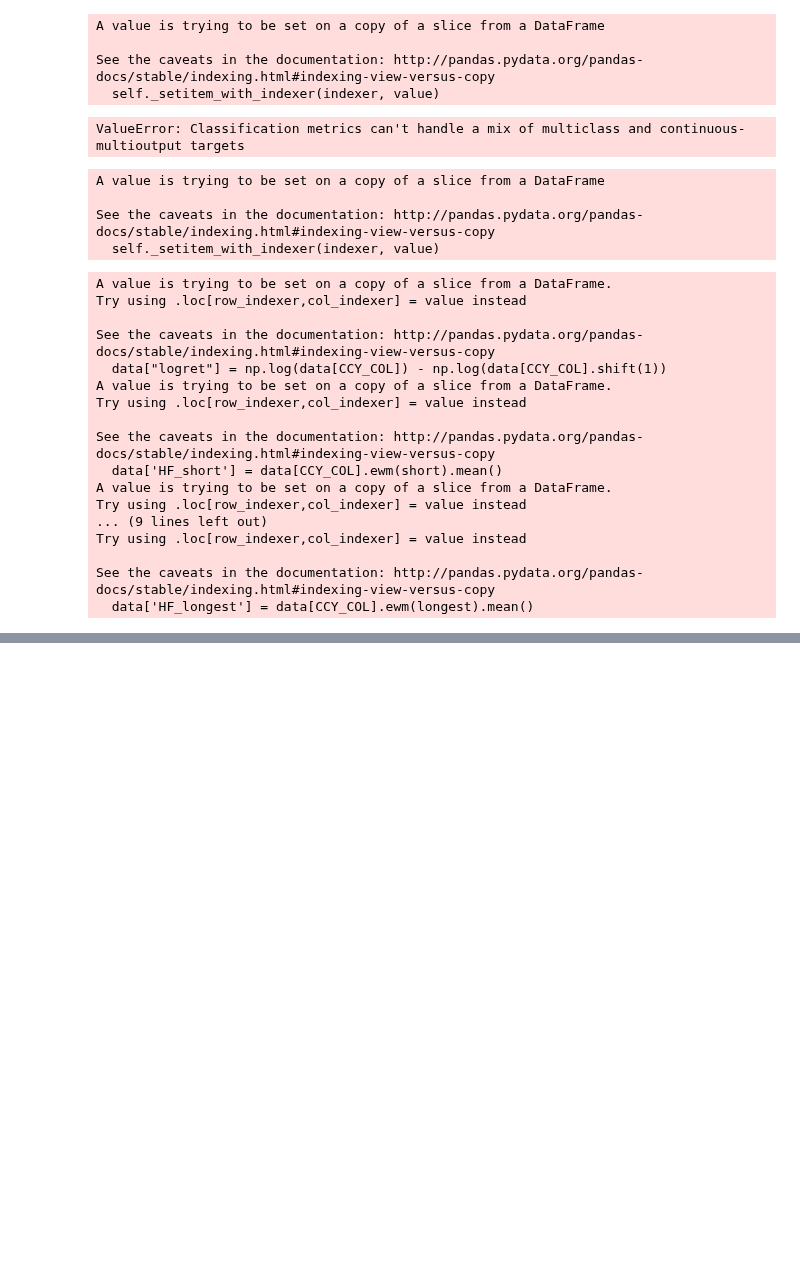
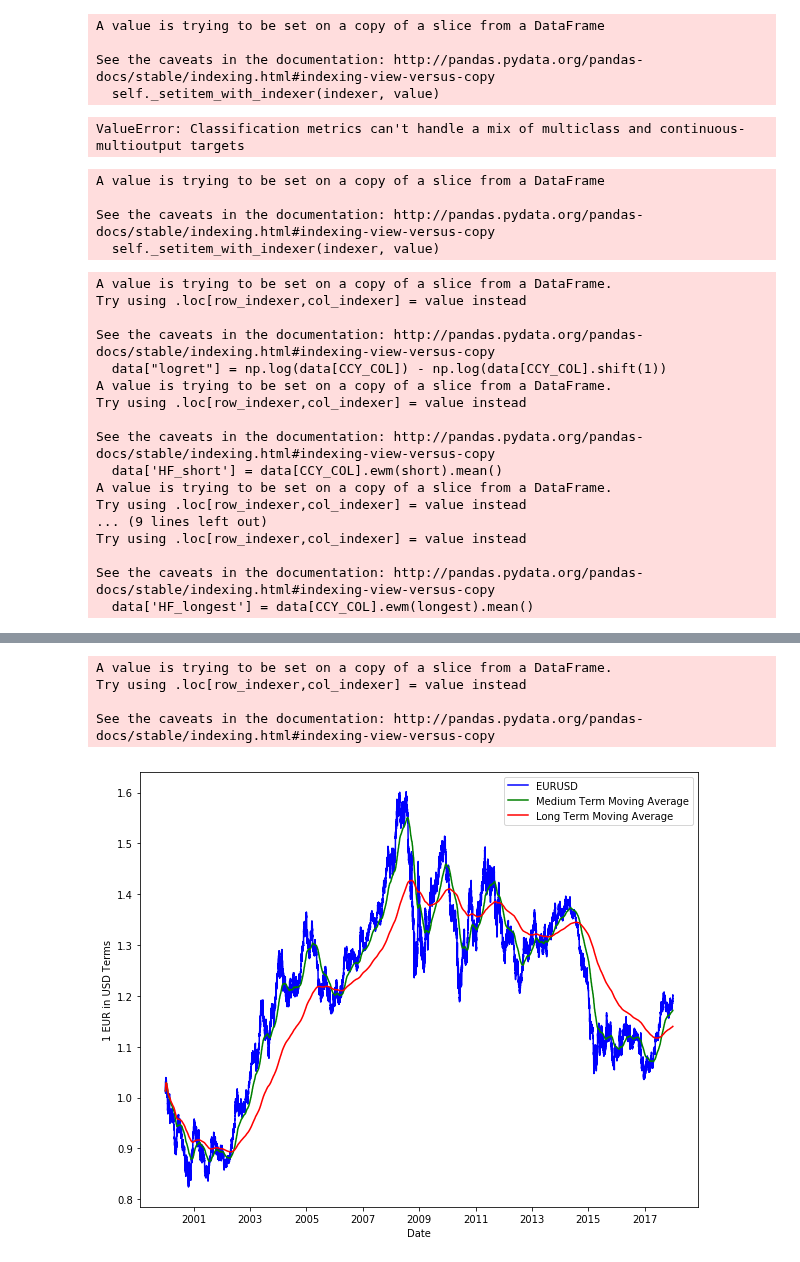
Before and after one commit to egill12/machine_learning, a Jupyter notebook: trend_features.ipynb, the cells around one changed output, grey strips where cells are left out. Saved outputs shown, nothing was run; the diff lists cells and outputs as text; code cells hidden in the pictures; blank space fills up the shorter version.

```diff
--- a/trend_features.ipynb
+++ b/trend_features.ipynb
@@ -46,10 +46,11 @@ eurusd["logret"] = np.log(eurusd["EURUSD"]) - np.log(eurusd["EURUSD"].shift(1))
 # is difference between different accumulated retusn horizons the same as the macd?
 # should we standardise by the 1 year forward vol?
 # TODO# Functionise the feature code for easy iteration.
-short = 5
-medium = 15
-long = 55
-longest = 100
+short = 21 #5
+medium = 55 #15
+long = 100 #55
+longest = 200 # 100
+
 # TODO: Should this be an EMA or simple average? Using EWMA now as we
 # overweight recent history
 eurusd['HF_short'] = eurusd["EURUSD"].ewm(short).mean()
@@ -119,6 +120,6 @@ targetlkbk = 24
 eurusd["target"] = eurusd['logret'].iloc[::-1].shift(2).rolling(targetlkbk).sum().values[::-1]
 eurusd['target_binary'] = eurusd['target'].apply(np.sign)
 eurusd['CCY'] = eurusd['EURUSD']
-eurusd.to_csv(r"C:\Users\edgil\Documents\Masters\dissertation\code64\data_set\ccyData.csv"
+eurusd.to_csv(r"C:\Users\edgil\Documents\Masters\dissertation\code64\data_set\ccyDataBLIND_LongTermFEATURES.csv"
                            , index = False)
 # %% [output]
@@ -357,0 +347,18 @@ See the caveats in the documentation: http://pandas.pydata.org/pandas-docs/stabl
+# %%
+from matplotlib import pyplot as plt
+eurusd['DDMMYY'] = eurusd['Date'].dt.date
+fig = plt.figure(1,figsize=(10,8))
+ax = fig.add_subplot(111)
+ax.plot(pd.to_datetime(eurusd['Date']),eurusd['EURUSD'], c = "b")
+ax.plot(pd.to_datetime(eurusd['Date']),eurusd['MF_medium'], c = "g")
+ax.plot(pd.to_datetime(eurusd['Date']),eurusd['LF_medium'], c = "r")
+ax.set_xlabel("Date")
+ax.set_ylabel("1 EUR in USD Terms")
+ax.legend(['EURUSD', 'Medium Term Moving Average', "Long Term Moving Average"])
+ax.get_figure().savefig("C:/Users/edgil/Documents/Masters/dissertation/document/images/EURUSDMovingAvg.png")
+# %% [output]
+A value is trying to be set on a copy of a slice from a DataFrame.
+Try using .loc[row_indexer,col_indexer] = value instead
+
+See the caveats in the documentation: http://pandas.pydata.org/pandas-docs/stable/indexing.html#indexing-view-versus-copy
+[figure, added]
```
Also changed, not shown: parts of 3 cells of this notebook, 14 other files.
